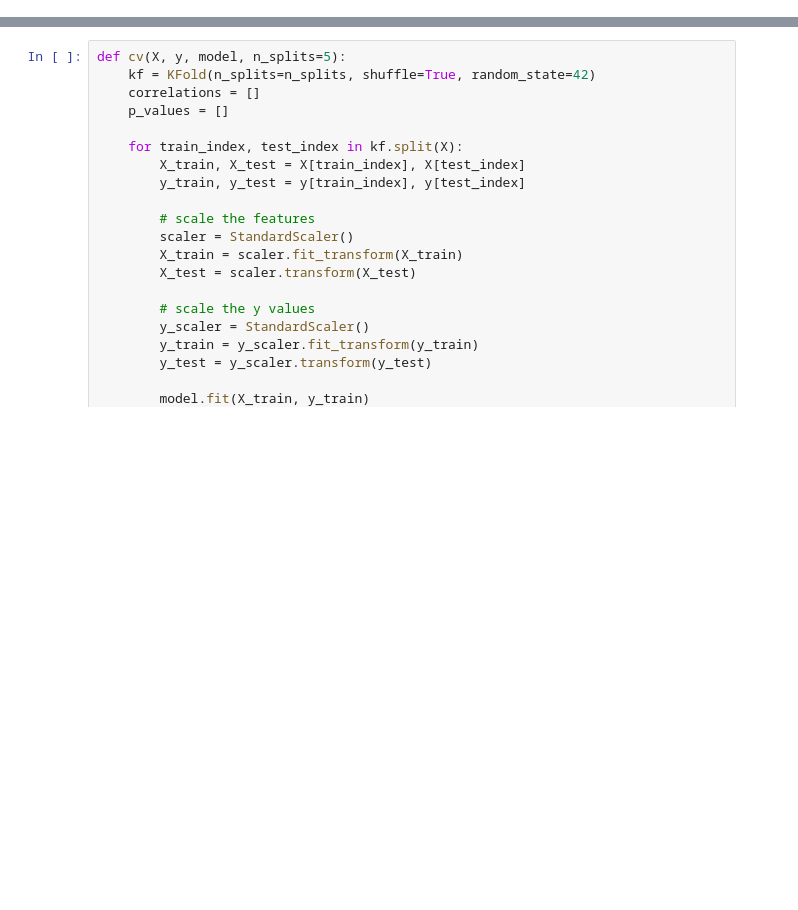
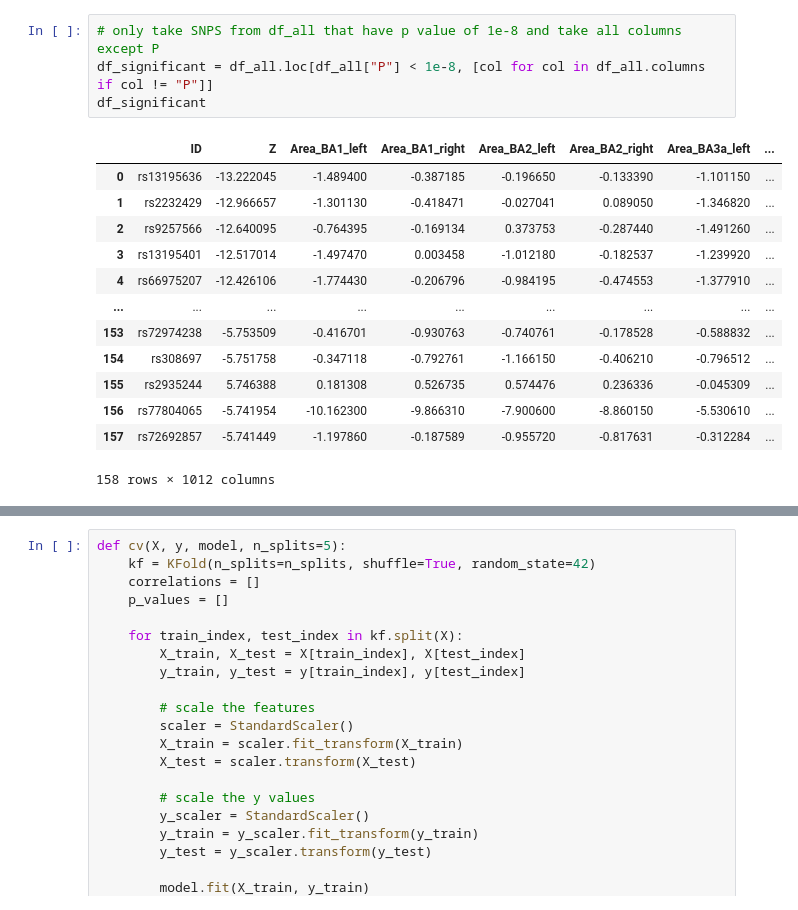
Before and after one commit to LeonAckermann/ml-genetics4psychiatry, a Jupyter notebook: scripts/schizophrenia/linearRegression.ipynb, the cells around one changed output, grey strips where cells are left out. Drawn from its saved outputs; the diff is of its cells as text; blank space fills up the shorter version.

```diff
--- a/scripts/schizophrenia/linearRegression.ipynb
+++ b/scripts/schizophrenia/linearRegression.ipynb
@@ -55,0 +37,18 @@ df_significant
+# %%
+# only take SNPS from df_all that have p value of 1e-8 and take all columns except P
+df_significant = df_all.loc[df_all["P"] < 1e-8, [col for col in df_all.columns if col != "P"]]
+df_significant
+# %% [output]
+|  | ID | Z | Area_BA1_left | Area_BA1_right | Area_BA2_left | Area_BA2_right | Area_BA3a_left | ... |
+| 0 | rs13195636 | -13.222045 | -1.489400 | -0.387185 | -0.196650 | -0.133390 | -1.101150 | ... |
+| 1 | rs2232429 | -12.966657 | -1.301130 | -0.418471 | -0.027041 | 0.089050 | -1.346820 | ... |
+| 2 | rs9257566 | -12.640095 | -0.764395 | -0.169134 | 0.373753 | -0.287440 | -1.491260 | ... |
+| 3 | rs13195401 | -12.517014 | -1.497470 | 0.003458 | -1.012180 | -0.182537 | -1.239920 | ... |
+| 4 | rs66975207 | -12.426106 | -1.774430 | -0.206796 | -0.984195 | -0.474553 | -1.377910 | ... |
+| ... | ... | ... | ... | ... | ... | ... | ... | ... |
+| 153 | rs72974238 | -5.753509 | -0.416701 | -0.930763 | -0.740761 | -0.178528 | -0.588832 | ... |
+| 154 | rs308697 | -5.751758 | -0.347118 | -0.792761 | -1.166150 | -0.406210 | -0.796512 | ... |
+| 155 | rs2935244 | 5.746388 | 0.181308 | 0.526735 | 0.574476 | 0.236336 | -0.045309 | ... |
+| 156 | rs77804065 | -5.741954 | -10.162300 | -9.866310 | -7.900600 | -8.860150 | -5.530610 | ... |
+| 157 | rs72692857 | -5.741449 | -1.197860 | -0.187589 | -0.955720 | -0.817631 | -0.312284 | ... |
+158 rows × 1012 columns
```
Also changed, not shown: parts of 14 cells of this notebook.
